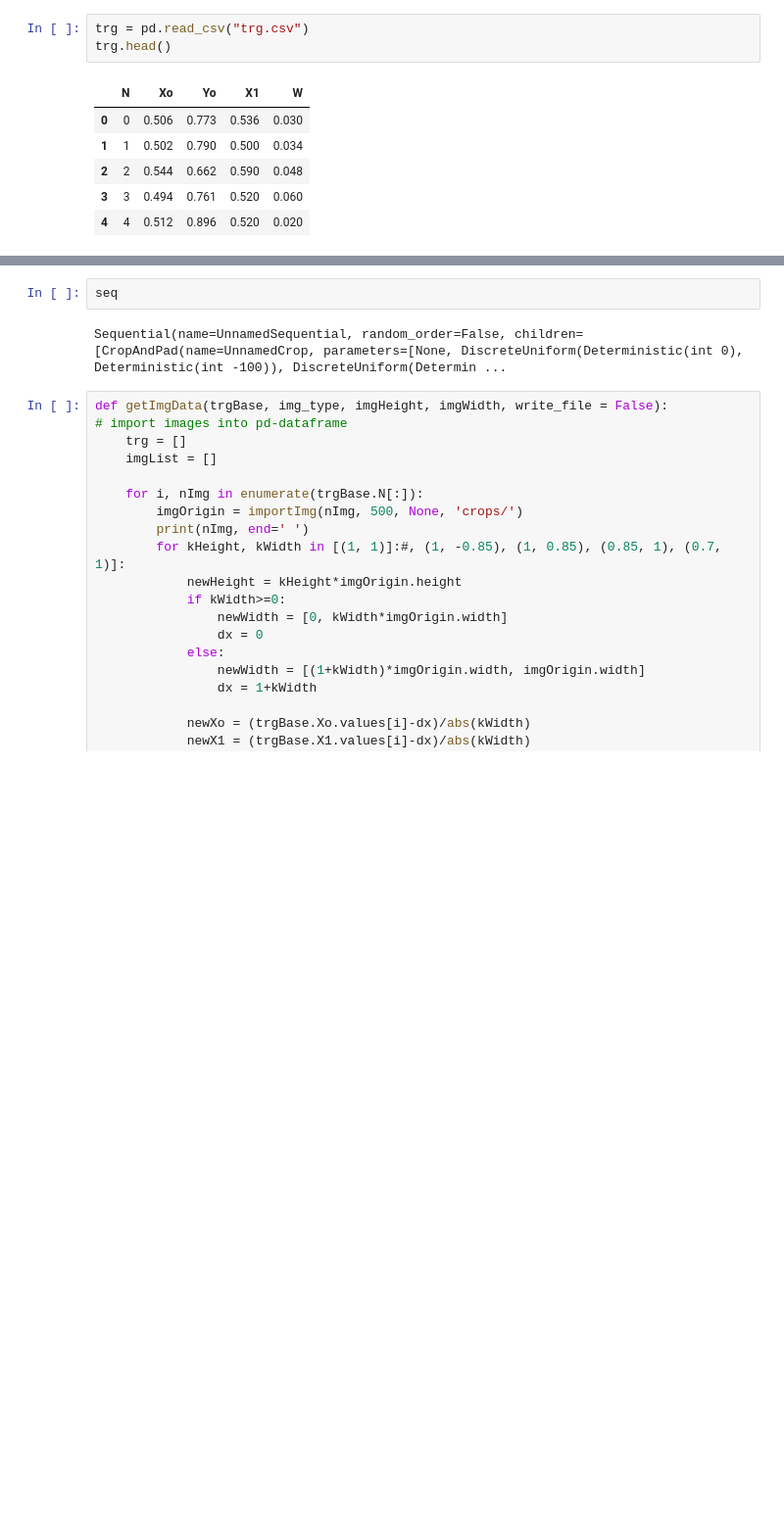
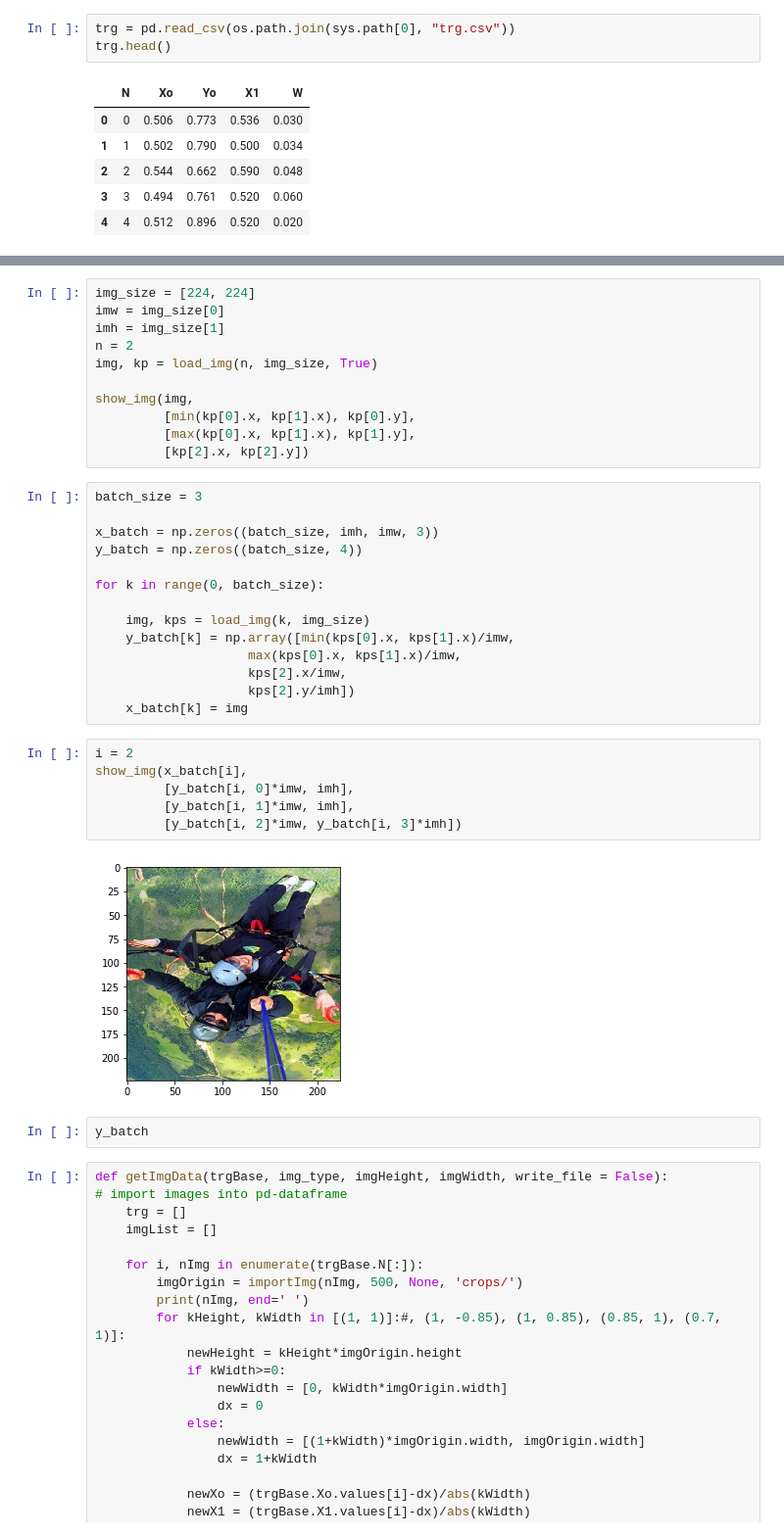
Before and after one commit to binrey/stickoff, a Jupyter notebook: vgg16+imaug.ipynb, the cells around one changed output, grey strips where cells are left out. Shown: that part at 98% size. Drawn from its saved outputs; the diff is of its cells as text; blank space fills up the shorter version.

Commit message:
batch creation

```diff
--- a/vgg16+imaug.ipynb
+++ b/vgg16+imaug.ipynb
@@ -15,7 +24,7 @@ plt.rcParams['image.cmap'] = 'gray'
 # %% [output]
 Populating the interactive namespace from numpy and matplotlib
 # %%
-trg = pd.read_csv("trg.csv")
+trg = pd.read_csv(os.path.join(sys.path[0], "trg.csv"))
 trg.head()
 # %% [output]
 |  | N | Xo | Yo | X1 | W |
@@ -76,7 +88,38 @@ plt.imshow(img_arr);
-# %%
-seq
-# %% [output]
-Sequential(name=UnnamedSequential, random_order=False, children=[CropAndPad(name=UnnamedCrop, parameters=[None, DiscreteUniform(Deterministic(int 0), Deterministic(int -100)), DiscreteUniform(Determin ...
+# %%
+img_size = [224, 224]
+imw = img_size[0]
+imh = img_size[1]
+n = 2
+img, kp = load_img(n, img_size, True)
+
+show_img(img,
+         [min(kp[0].x, kp[1].x), kp[0].y],
+         [max(kp[0].x, kp[1].x), kp[1].y],
+         [kp[2].x, kp[2].y])
+# %%
+batch_size = 3
+
+x_batch = np.zeros((batch_size, imh, imw, 3))
+y_batch = np.zeros((batch_size, 4))
+
+for k in range(0, batch_size):
+
+    img, kps = load_img(k, img_size)
+    y_batch[k] = np.array([min(kps[0].x, kps[1].x)/imw,
+                    max(kps[0].x, kps[1].x)/imw,
+                    kps[2].x/imw,
+                    kps[2].y/imh])
+    x_batch[k] = img
+# %%
+i = 2
+show_img(x_batch[i],
+         [y_batch[i, 0]*imw, imh],
+         [y_batch[i, 1]*imw, imh],
+         [y_batch[i, 2]*imw, y_batch[i, 3]*imh])
+# %% [output]
+[figure, added]
+# %%
+y_batch
 # %%
 def getImgData(trgBase, img_type, imgHeight, imgWidth, write_file = False):
 # import images into pd-dataframe
```
Also changed, not shown: parts of 7 cells of this notebook.
